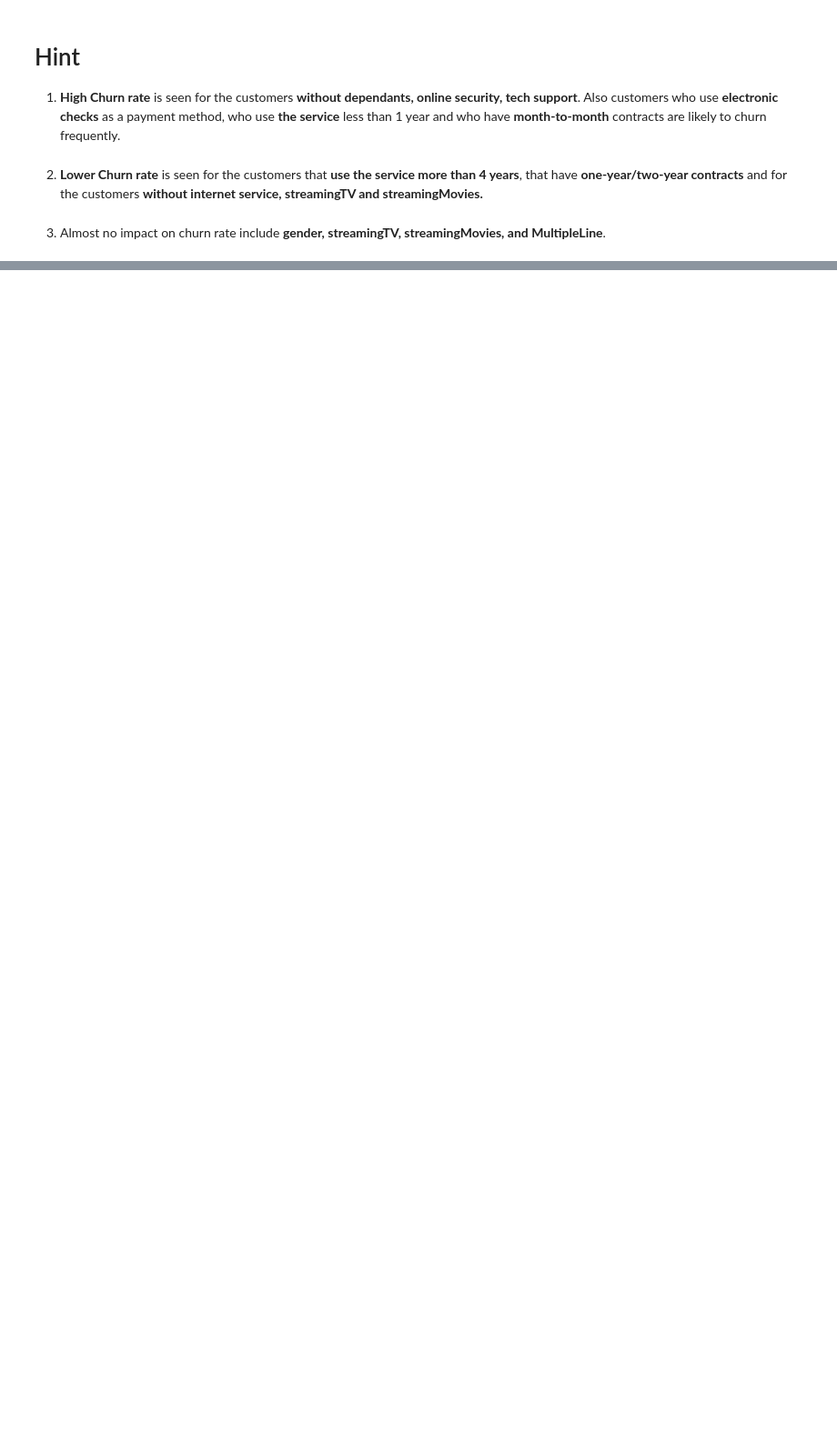
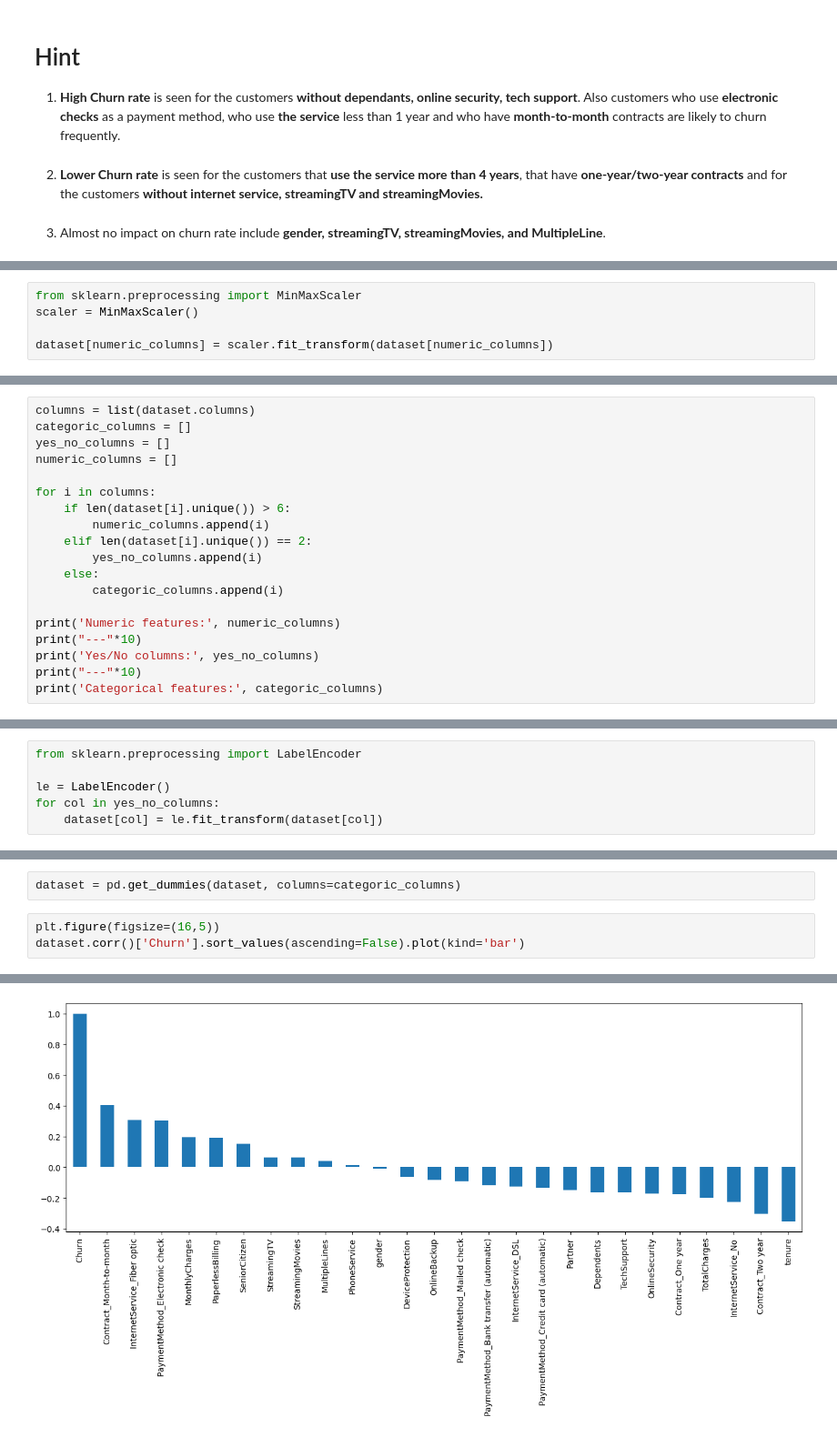
Before and after one commit to KosalChansothay/Customer-Churn-Project, a Jupyter notebook: code.ipynb, the cells around one changed output, grey strips where cells are left out. Shown at 91% size. Cells and saved outputs as stored; diff of their text form; blank space fills up the shorter version.

```diff
--- a/code.ipynb
+++ b/code.ipynb
@@ -575,0 +633,5 @@ plt.show()
+# %%
+from sklearn.preprocessing import MinMaxScaler
+scaler = MinMaxScaler()
+
+dataset[numeric_columns] = scaler.fit_transform(dataset[numeric_columns])
@@ -575,0 +640,19 @@ plt.show()
+# %%
+columns = list(dataset.columns)
+categoric_columns = []
+yes_no_columns = []
+numeric_columns = []
+
+for i in columns:
+    if len(dataset[i].unique()) > 6:
+        numeric_columns.append(i)
+    elif len(dataset[i].unique()) == 2:
+        yes_no_columns.append(i)
+    else:
+        categoric_columns.append(i)
+
+print('Numeric features:', numeric_columns)
+print("---"*10)
+print('Yes/No columns:', yes_no_columns)
+print("---"*10)
+print('Categorical features:', categoric_columns)
@@ -575,0 +667,6 @@ plt.show()
+# %%
+from sklearn.preprocessing import LabelEncoder
+
+le = LabelEncoder()
+for col in yes_no_columns:
+    dataset[col] = le.fit_transform(dataset[col])
@@ -575,0 +682,6 @@ plt.show()
+# %%
+dataset = pd.get_dummies(dataset, columns=categoric_columns)
+# %%
+plt.figure(figsize=(16,5))
+dataset.corr()['Churn'].sort_values(ascending=False).plot(kind='bar')
+# %% [output]
@@ -575,0 +689 @@ plt.show()
+[figure, added]
```
Also changed, not shown: parts of 27 cells of this notebook.
